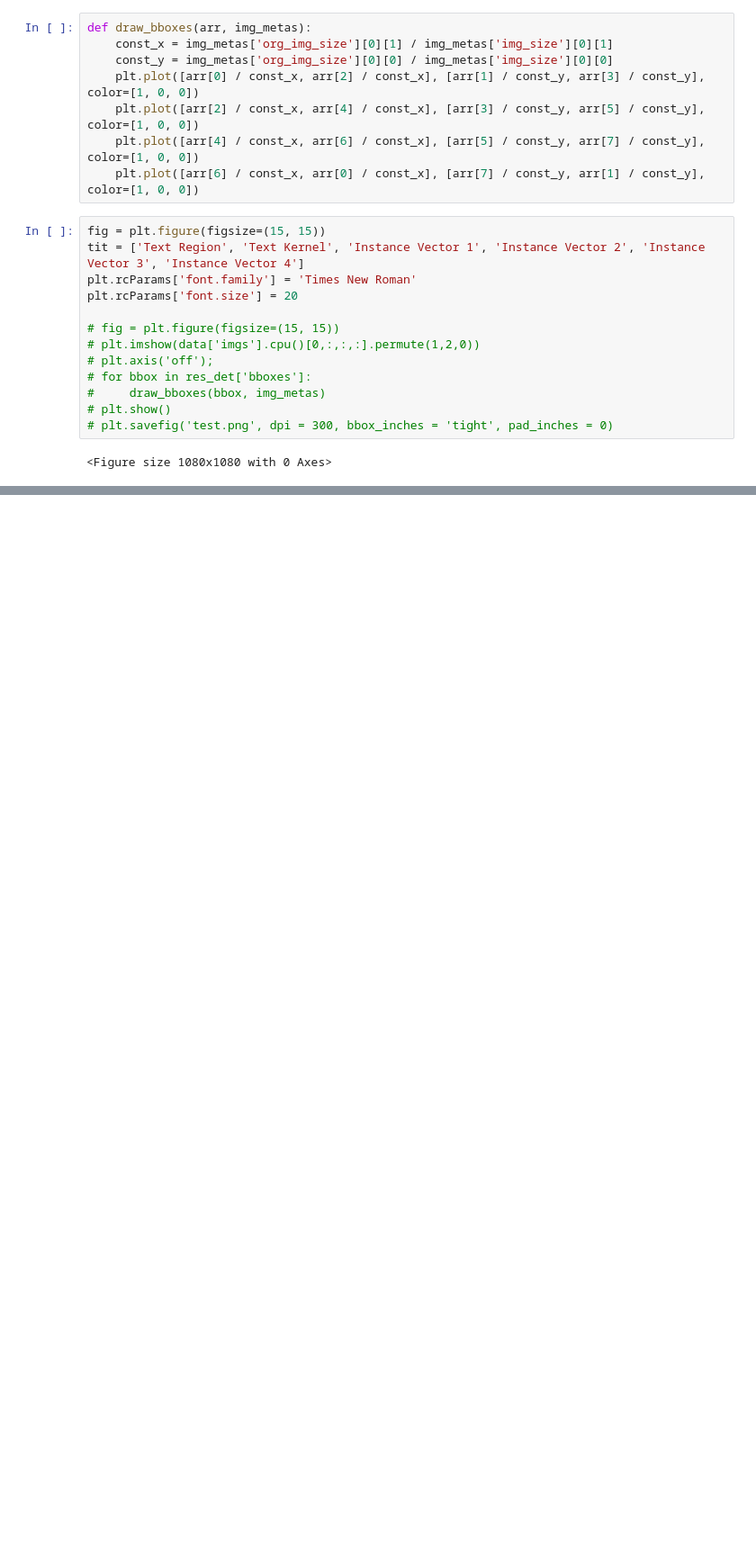
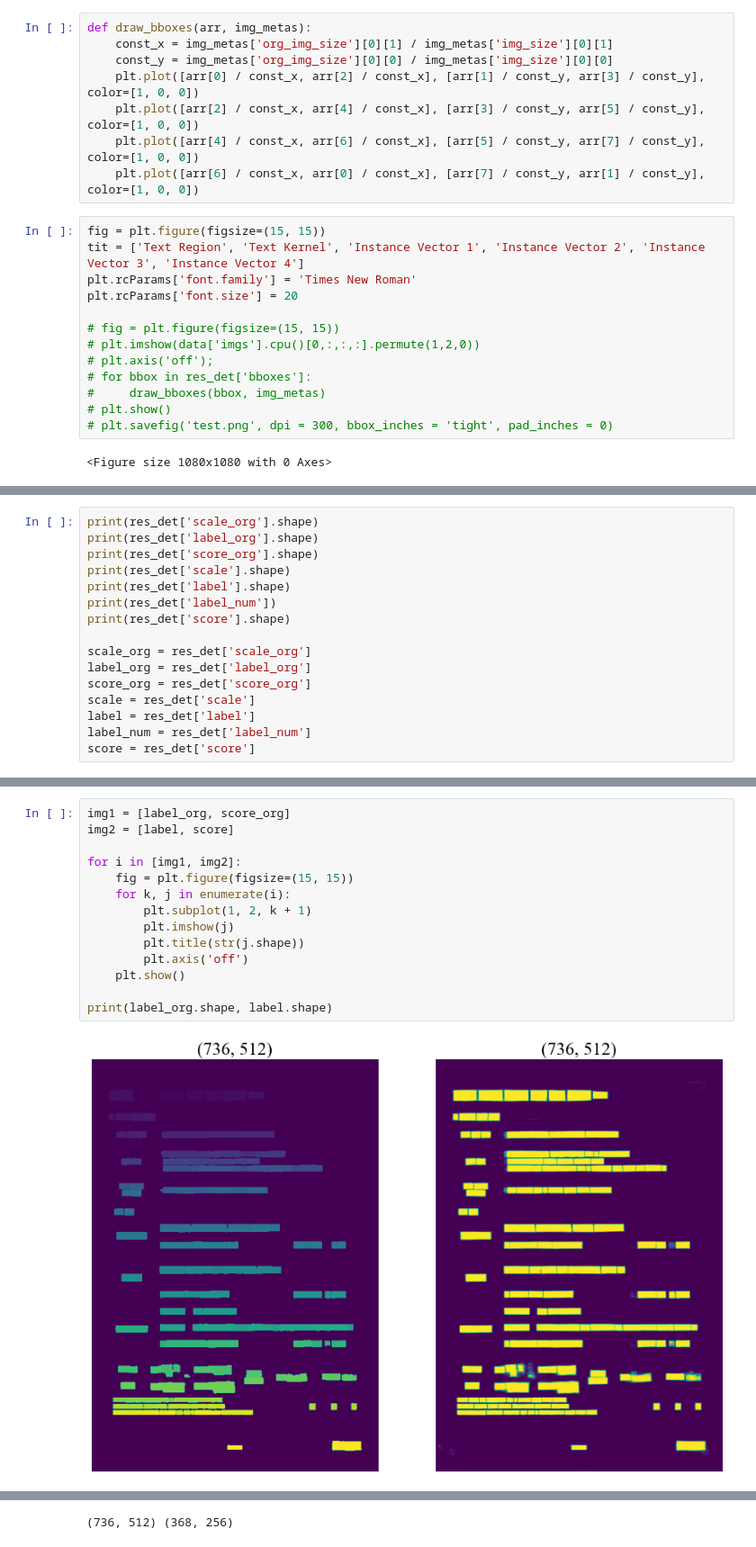
Before and after one commit to Zerohertz/pan_pp.pytorch, a Jupyter notebook: Feature_Extraction.ipynb, the cells around one changed output, grey strips where cells are left out. Shown at 90% size. Drawn from its saved outputs; the diff is of its cells as text; blank space fills up the shorter version.

```diff
--- a/Feature_Extraction.ipynb
+++ b/Feature_Extraction.ipynb
@@ -216,0 +191,16 @@ res_det['emb'].shape # = emb
+# %%
+print(res_det['scale_org'].shape)
+print(res_det['label_org'].shape)
+print(res_det['score_org'].shape)
+print(res_det['scale'].shape)
+print(res_det['label'].shape)
+print(res_det['label_num'])
+print(res_det['score'].shape)
+
+scale_org = res_det['scale_org']
+label_org = res_det['label_org']
+score_org = res_det['score_org']
+scale = res_det['scale']
+label = res_det['label']
+label_num = res_det['label_num']
+score = res_det['score']
@@ -216,0 +215,16 @@ res_det['emb'].shape # = emb
+# %%
+img1 = [label_org, score_org]
+img2 = [label, score]
+
+for i in [img1, img2]:
+    fig = plt.figure(figsize=(15, 15))
+    for k, j in enumerate(i):
+        plt.subplot(1, 2, k + 1)
+        plt.imshow(j)
+        plt.title(str(j.shape))
+        plt.axis('off')
+    plt.show()
+
+print(label_org.shape, label.shape)
+# %% [output]
+[figure, added]
@@ -216,0 +232 @@ res_det['emb'].shape # = emb
+(736, 512) (368, 256)
```
Also changed, not shown: parts of 20 cells of this notebook.
